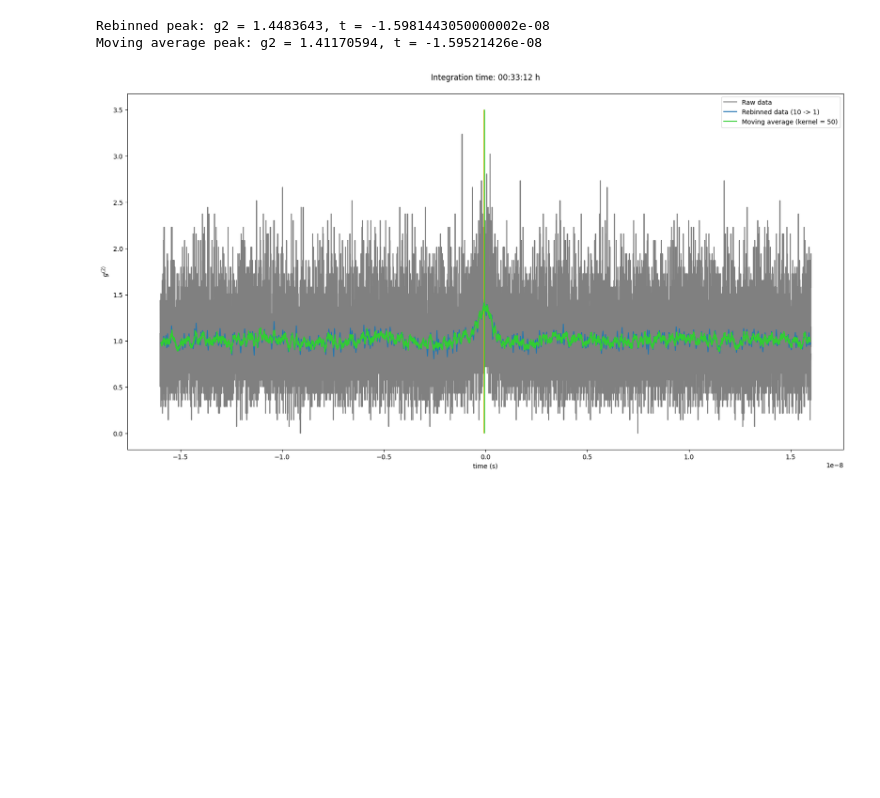
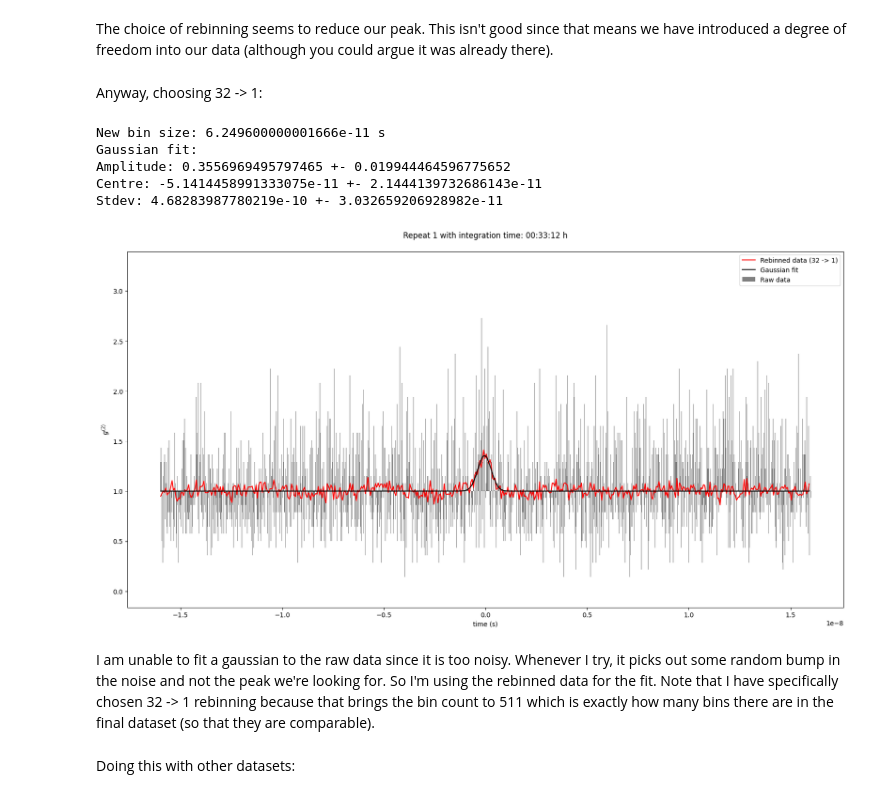
Before and after one commit to MixtliMonroe/SinglePhotonInterference, a Jupyter notebook: analyzeExp1.ipynb, the cells around one changed output. Saved outputs shown, nothing was run; the diff lists cells and outputs as text; code cells hidden in the pictures; blank space fills up the shorter version.

```diff
--- a/analyzeExp1.ipynb
+++ b/analyzeExp1.ipynb
@@ -13,27 +22,27 @@ g2dataset = g2dataset.to_numpy().T
 with open(r"Experiment 1\G2Functions_0.txt") as f:
     lines = f.readlines()
     integration_time = lines[5][17:]
-plt.title(f"Integration time: {integration_time}")
+plt.title(f"Initial test with integration time: {integration_time}")
 
 
 T = g2dataset[0]
 g2 = g2dataset[1]
 
-plt.plot(T, g2, label="Raw data", color="grey")
+plt.bar(T, g2-1, T[1] - T[2], bottom=1, label="Raw data", color="grey")
 
 # Rebin data ----------------------------------------------------------
 # Rebin to rebin_amount bins
-rebin_amount = 20
+rebin_amount = 32
 
 # Rebin data
 T_rebinned = [sum([T[i+j] for j in range(rebin_amount)]) / rebin_amount for i in range(0, len(T)-(rebin_amount-1), rebin_amount)]
 g2_rebinned = [sum([g2[i+j] for j in range(rebin_amount)]) / rebin_amount for i in range(0, len(g2)-(rebin_amount-1), rebin_amount)]
 
 rebinned_peak = find_peaks(g2_rebinned, height = 1.1, prominence=0.1)
-plt.vlines([T_rebinned[i] for i in rebinned_peak[0]], 0.8, 1.4, color="orange")
-print(f"Rebinned peak: g2 = {rebinned_peak[1]['peak_heights'][0]}, t = {T_rebinned[0]}")
+plt.scatter([T_rebinned[i] for i in rebinned_peak[0]], 1.3, color="orange", s=10, label = "rebinned peak location")
+print(f"Rebinned peak: g2 = {rebinned_peak[1]['peak_heights'][0]}, t = {T_rebinned[rebinned_peak[0][0]]}")
 
-plt.plot(T_rebinned, g2_rebinned, label="Rebinned data (10 -> 1)", color="orange")
+plt.plot(T_rebinned, g2_rebinned, label=f"Rebinned data ({rebin_amount} -> 1)", color="orange")
 
 # Moving average ------------------------------------------------------
 # Window size for moving average (e.g., 2 for smoothing over 2 adjacent bins)
@@ -45,8 +54,8 @@ g2_moving_avg = np.convolve(g2, kernel, mode='valid')
 T_moving_avg = np.convolve(T, kernel, mode='valid')
 
 moving_avg_peak = find_peaks(g2_moving_avg, height = 1.1, prominence=0.1)
-plt.vlines([T_moving_avg[i] for i in moving_avg_peak[0]], 0.8, 1.4, color="limegreen")
-print(f"Moving average peak: g2 = {moving_avg_peak[1]['peak_heights'][0]}, t = {T_moving_avg[0]}")
+plt.scatter([T_moving_avg[i] for i in moving_avg_peak[0]], 1.3, color="limegreen", s=10, label = "moving average peak location")
+print(f"Moving average peak: g2 = {moving_avg_peak[1]['peak_heights'][0]}, t = {T_moving_avg[moving_avg_peak[0][0]]}")
 
 plt.plot(T_moving_avg, g2_moving_avg, color="limegreen", label = "Moving average (kernel = 50)")
 
@@ -62,57 +121,56 @@ Moving average peak: g2 = 1.11994362, t = -1.560760764e-08
+# %% [markdown]
+The choice of rebinning seems to reduce our peak. This isn't good since that means we have introduced a degree of freedom into our data (although you could argue it was already there).
+# %% [markdown]
+Anyway, choosing 32 -> 1:
 # %%
 %matplotlib inline
 # Skip the comment lines starting with '#' and read the data
 g2dataset = pd.read_csv(r"Experiment 1\G2Functions_1.txt", comment='#', sep=';', header=None, names=["T", "G2"])
 g2dataset = g2dataset.to_numpy().T
 # Get integration time
 with open(r"Experiment 1\G2Functions_1.txt") as f:
     lines = f.readlines()
     integration_time = lines[5][17:]
-plt.title(f"Integration time: {integration_time}")
+plt.title(f"Repeat 1 with integration time: {integration_time}")
 
 T = g2dataset[0]
 g2 = g2dataset[1]
 
-plt.plot(T, g2, label="Raw data", color="grey")
+plt.bar(T, g2-1, T[1] - T[2], bottom=1, label="Raw data", color="grey")
 
 # Rebin data ----------------------------------------------------------
 # Rebin to rebin_amount bins
-rebin_amount = 20
+rebin_amount = 32
+print(f"New bin size: {rebin_amount*(T[1] - T[0])} s")
 
 # Rebin data
-T_rebinned = [sum([T[i+j] for j in range(rebin_amount)]) / rebin_amount for i in range(0, len(T)-(rebin_amount-1), rebin_amount)]
-g2_rebinned = [sum([g2[i+j] for j in range(rebin_amount)]) / rebin_amount for i in range(0, len(g2)-(rebin_amount-1), rebin_amount)]
+T_rebinned = np.array([sum([T[i+j] for j in range(rebin_amount)]) / rebin_amount for i in range(0, len(T)-(rebin_amount-1), rebin_amount)])
+g2_rebinned = np.array([sum([g2[i+j] for j in range(rebin_amount)]) / rebin_amount for i in range(0, len(g2)-(rebin_amount-1), rebin_amount)])
 
 rebinned_peak = find_peaks(g2_rebinned, height = 1.4, prominence=0.1)
-plt.vlines([T_rebinned[i] for i in rebinned_peak[0]], 0, 3.5, color="orange")
-print(f"Rebinned peak: g2 = {rebinned_peak[1]['peak_heights'][0]}, t = {T_rebinned[0]}")
 
-plt.plot(T_rebinned, g2_rebinned, label="Rebinned data (10 -> 1)", color="orange")
+plt.plot(T_rebinned, g2_rebinned, label=f"Rebinned data ({rebin_amount} -> 1)", color="red")
 
-# Moving average ------------------------------------------------------
-# Window size for moving average (e.g., 2 for smoothing over 2 adjacent bins)
-window_size = 50
-kernel = np.ones(window_size) / window_size
-
-# 'valid' gives output only where full windows fit (len = len(g2) - window_size + 1)
-g2_moving_avg = np.convolve(g2, kernel, mode='valid')
-T_moving_avg = np.convolve(T, kernel, mode='valid')
-
-plt.plot(T_moving_avg, g2_moving_avg, color="limegreen", label = "Moving average (kernel = 50)")
-
-moving_avg_peak = find_peaks(g2_moving_avg, height = 1.4, prominence=0.1)
-plt.vlines([T_moving_avg[i] for i in moving_avg_peak[0]], 0, 3.5, color="limegreen")
-print(f"Moving average peak: g2 = {moving_avg_peak[1]['peak_heights'][0]}, t = {T_moving_avg[0]}")
-
+# Gaussian peak fit --------------------------------------------------
+p, pcov = fit_gaussian_peak(T_rebinned, g2_rebinned-1, [.4, T_rebinned[rebinned_peak[0][0]], 1e-9])
+print(f"Gaussian fit:\nAmplitude: {p[0]} +- {np.sqrt(pcov[0,0])}\nCentre: {p[1]} +- {np.sqrt(pcov[1,1])}\nStdev: {p[2]} +- {np.sqrt(pcov[2,2])}")
+plt.plot(T_rebinned, gaussian_peak(T_rebinned, *p)+1, color="black", label="Gaussian fit")
 
 plt.xlabel("time (s)")
 plt.ylabel(r"$g^{(2)}$")
 plt.legend()
 plt.show()
 # %% [output]
-Rebinned peak: g2 = 1.4483643, t = -1.5981443050000002e-08
-Moving average peak: g2 = 1.41170594, t = -1.59521426e-08
+New bin size: 6.249600000001666e-11 s
+Gaussian fit:
+Amplitude: 0.3556969495797465 +- 0.019944464596775652
+Centre: -5.1414458991333075e-11 +- 2.1444139732686143e-11
+Stdev: 4.68283987780219e-10 +- 3.032659206928982e-11
-[figure, old version]
+[figure, new version]
+# %% [markdown]
+I am unable to fit a gaussian to the raw data since it is too noisy. Whenever I try, it picks out some random bump in the noise and not the peak we're looking for. So I'm using the rebinned data for the fit. Note that I have specifically chosen 32 -> 1 rebinning because that brings the bin count to 511 which is exactly how many bins there are in the final dataset (so that they are comparable).
+# %% [markdown]
+Doing this with other datasets:
 # %%
 %matplotlib inline
 # Skip the comment lines starting with '#' and read the data
```
Also changed, not shown: parts of 11 cells of this notebook.
